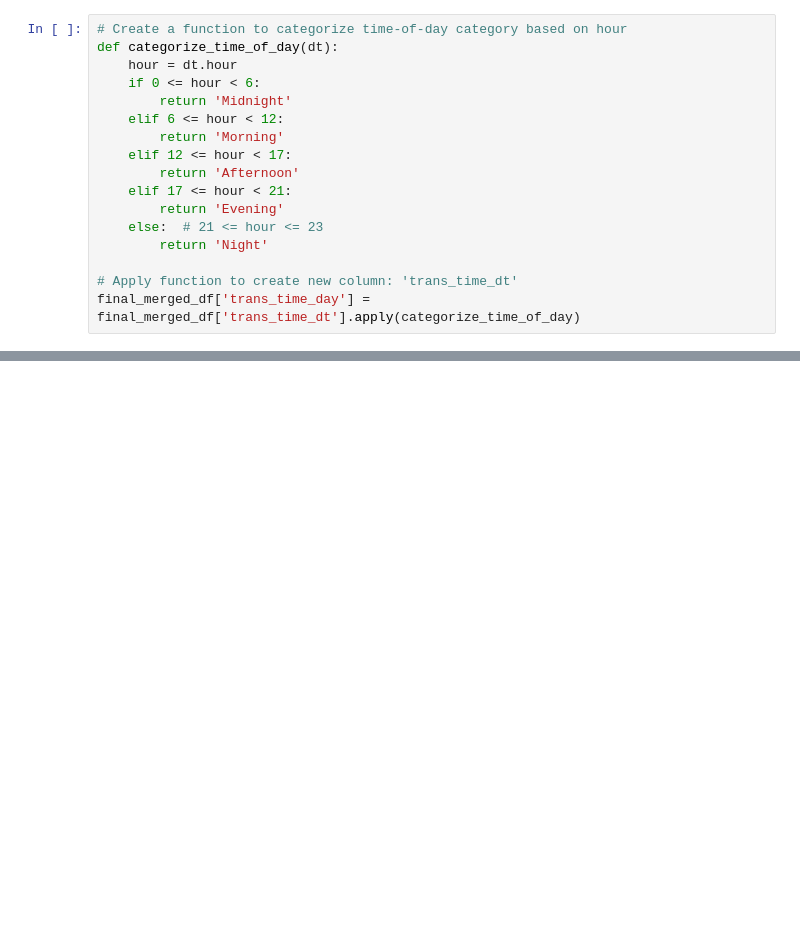
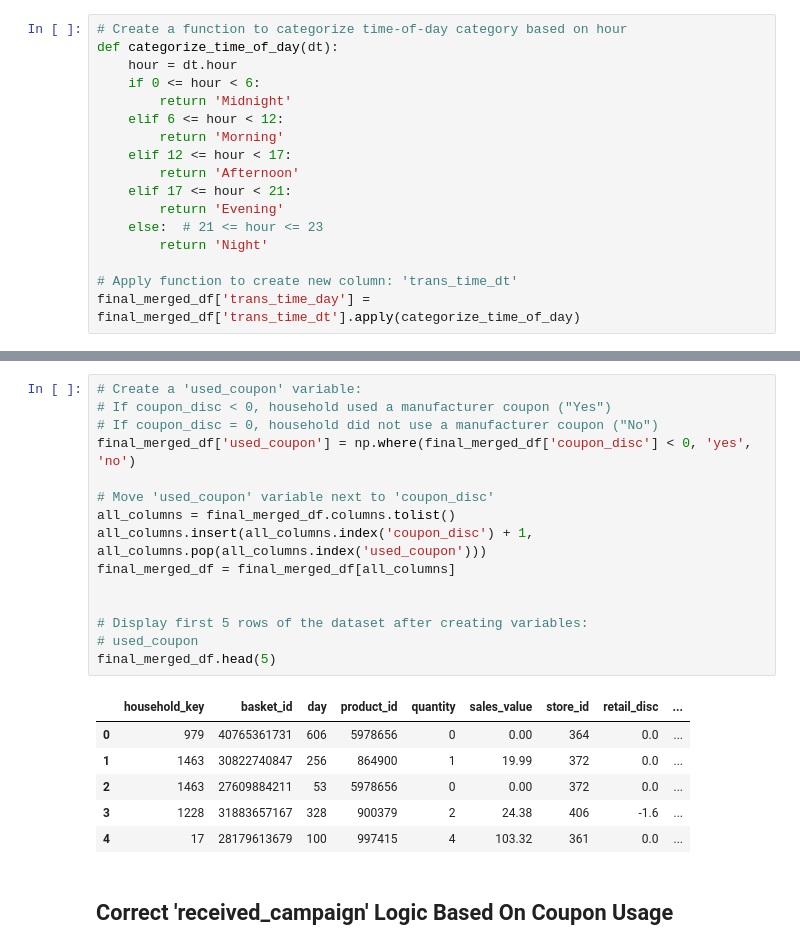
Before and after one commit to DATA601-CustSegment-Nov2025-to-Feb2026/New-CustSegment-Project, a Jupyter notebook: Customer_Segmentation_(Preprocessing).ipynb, the cells around one changed output, grey strips where cells are left out. Cells and saved outputs as stored; diff of their text form; blank space fills up the shorter version.

```diff
--- a/Customer_Segmentation_(Preprocessing).ipynb
+++ b/Customer_Segmentation_(Preprocessing).ipynb
@@ -160,0 +287,24 @@ print(unique_count)
+# %%
+# Create a 'used_coupon' variable:
+# If coupon_disc < 0, household used a manufacturer coupon ("Yes")
+# If coupon_disc = 0, household did not use a manufacturer coupon ("No")
+final_merged_df['used_coupon'] = np.where(final_merged_df['coupon_disc'] < 0, 'yes', 'no')
+
+# Move 'used_coupon' variable next to 'coupon_disc'
+all_columns = final_merged_df.columns.tolist()
+all_columns.insert(all_columns.index('coupon_disc') + 1, all_columns.pop(all_columns.index('used_coupon')))
+final_merged_df = final_merged_df[all_columns]
+
+
+# Display first 5 rows of the dataset after creating variables:
+# used_coupon
+final_merged_df.head(5)
+# %% [output]
+|  | household_key | basket_id | day | product_id | quantity | sales_value | store_id | retail_disc | ... |
+| 0 | 979 | 40765361731 | 606 | 5978656 | 0 | 0.00 | 364 | 0.0 | ... |
+| 1 | 1463 | 30822740847 | 256 | 864900 | 1 | 19.99 | 372 | 0.0 | ... |
+| 2 | 1463 | 27609884211 | 53 | 5978656 | 0 | 0.00 | 372 | 0.0 | ... |
+| 3 | 1228 | 31883657167 | 328 | 900379 | 2 | 24.38 | 406 | -1.6 | ... |
+| 4 | 17 | 28179613679 | 100 | 997415 | 4 | 103.32 | 361 | 0.0 | ... |
+# %% [markdown]
+## Correct 'received_campaign' Logic Based On Coupon Usage
```
Also changed, not shown: parts of 53 cells of this notebook.
